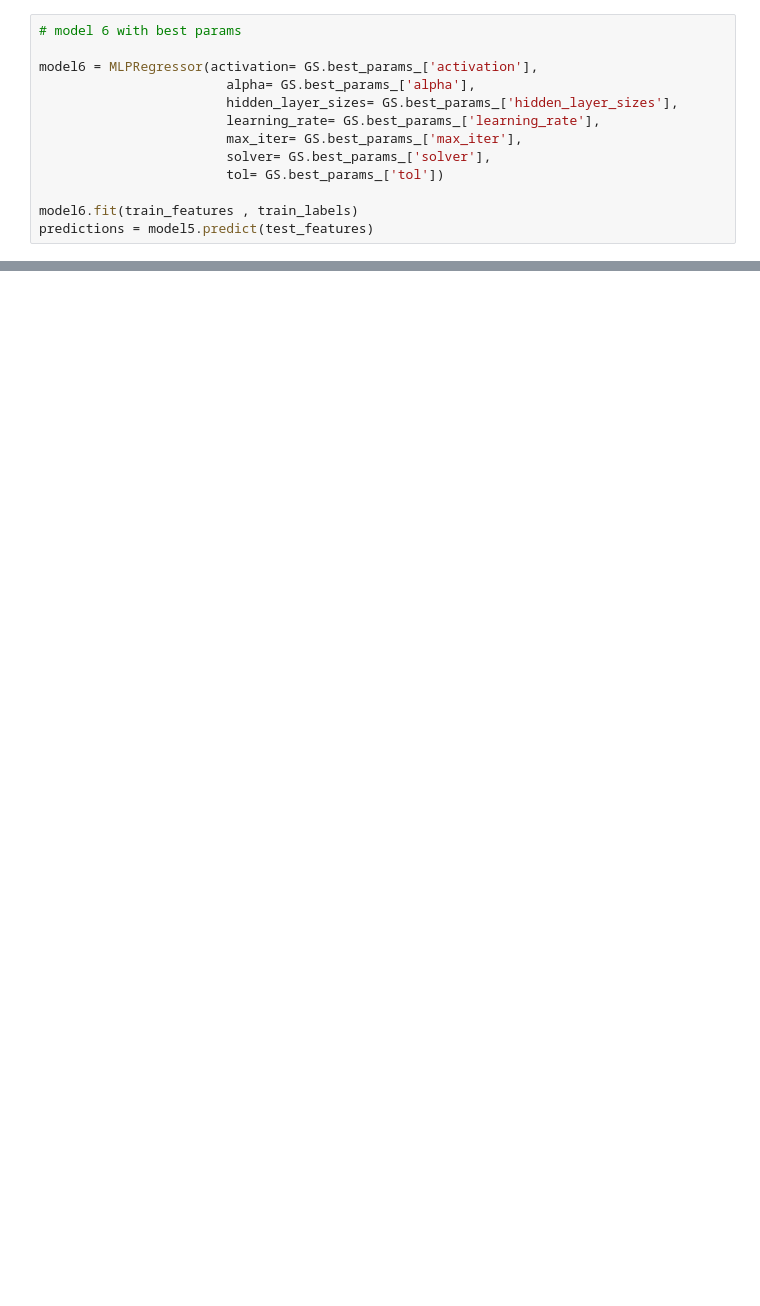
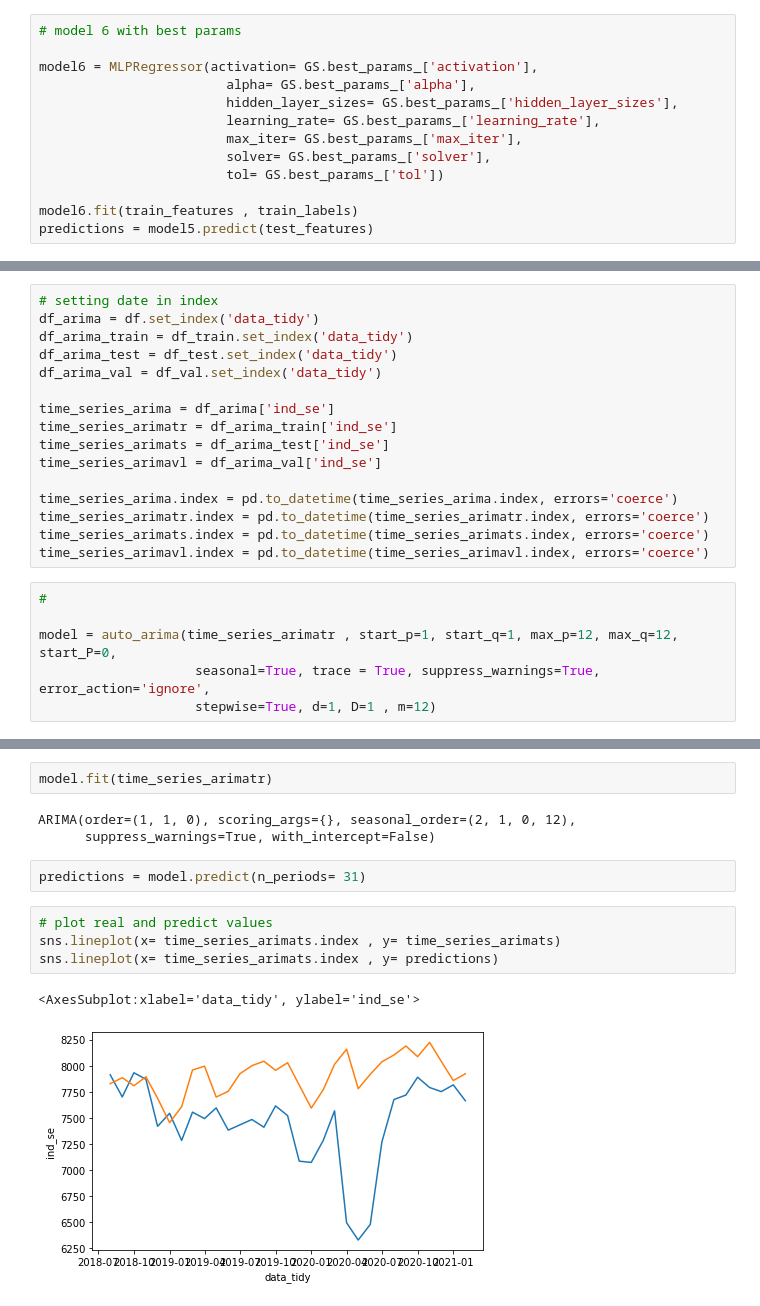
Before and after one commit to Gabrieleas10/4intelligence_case, a Jupyter notebook: scripts/4intelligence_case_Q2.ipynb, the cells around one changed output, grey strips where cells are left out. Drawn from its saved outputs; the diff is of its cells as text; blank space fills up the shorter version.

```diff
--- a/scripts/4intelligence_case_Q2.ipynb
+++ b/scripts/4intelligence_case_Q2.ipynb
@@ -437,0 +469,22 @@ Coefficient of determination: 0.46
+# %%
+# setting date in index
+df_arima = df.set_index('data_tidy')
+df_arima_train = df_train.set_index('data_tidy')
+df_arima_test = df_test.set_index('data_tidy')
+df_arima_val = df_val.set_index('data_tidy')
+
+time_series_arima = df_arima['ind_se']
+time_series_arimatr = df_arima_train['ind_se']
+time_series_arimats = df_arima_test['ind_se']
+time_series_arimavl = df_arima_val['ind_se']
+
+time_series_arima.index = pd.to_datetime(time_series_arima.index, errors='coerce')
+time_series_arimatr.index = pd.to_datetime(time_series_arimatr.index, errors='coerce')
+time_series_arimats.index = pd.to_datetime(time_series_arimats.index, errors='coerce')
+time_series_arimavl.index = pd.to_datetime(time_series_arimavl.index, errors='coerce')
+# %%
+#
+
+model = auto_arima(time_series_arimatr , start_p=1, start_q=1, max_p=12, max_q=12, start_P=0,
+                    seasonal=True, trace = True, suppress_warnings=True, error_action='ignore',
+                    stepwise=True, d=1, D=1 , m=12)
@@ -437,0 +510,14 @@ Coefficient of determination: 0.46
+# %%
+model.fit(time_series_arimatr)
+# %% [output]
+ARIMA(order=(1, 1, 0), scoring_args={}, seasonal_order=(2, 1, 0, 12),
+      suppress_warnings=True, with_intercept=False)
+# %%
+predictions = model.predict(n_periods= 31)
+# %%
+# plot real and predict values
+sns.lineplot(x= time_series_arimats.index , y= time_series_arimats)
+sns.lineplot(x= time_series_arimats.index , y= predictions)
+# %% [output]
+<AxesSubplot:xlabel='data_tidy', ylabel='ind_se'>
+[figure, added]
```
Also changed, not shown: parts of 20 cells of this notebook.
